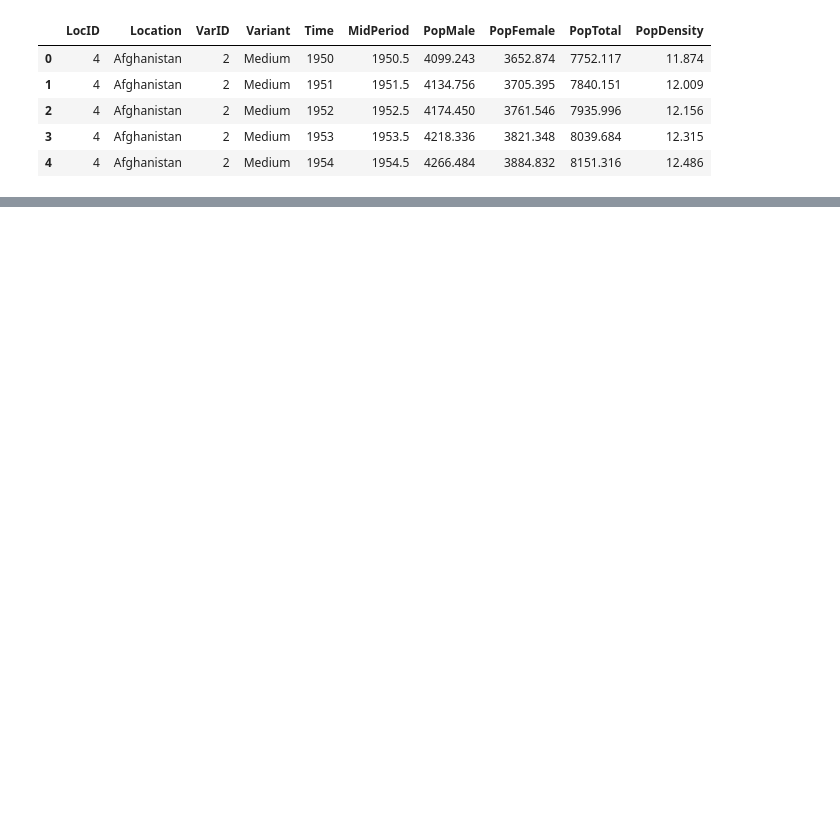
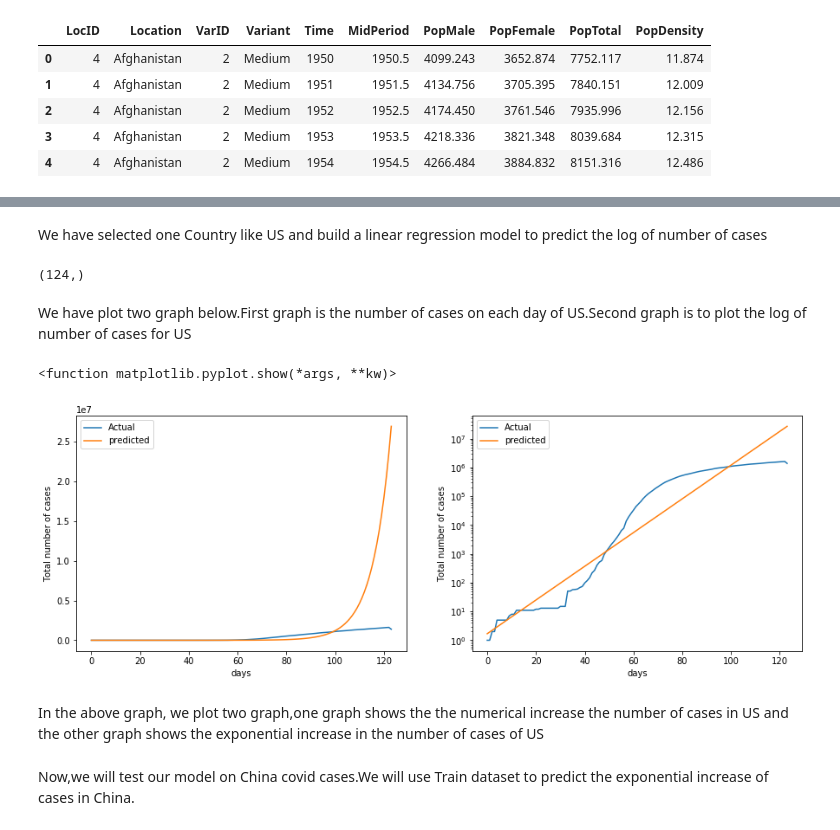
Before and after one commit to NSoni25/Portfolio_repository, a Jupyter notebook: Portfolio 2.ipynb, the cells around one changed output, grey strips where cells are left out. Saved outputs shown, nothing was run; the diff lists cells and outputs as text; code cells hidden in the pictures; blank space fills up the shorter version.

```diff
--- a/Portfolio 2.ipynb
+++ b/Portfolio 2.ipynb
@@ -255,0 +256,43 @@ Tot_pop, after that I grouped the data on the basis of country.Now I sum the tot
+# %% [markdown]
+We have selected one Country like US and build a linear regression model to predict the log of number of cases
+# %%
+X=np.arange(len(grouped.loc['US'])).reshape(-1,1)
+# %%
+# Store the value of log(X)in y
+y=grouped.loc['US'].values
+y.shape
+# %% [output]
+(124,)
+# %%
+y=y.reshape(-1,1)
+# %%
+model=LinearRegression(fit_intercept=True, normalize=True)
+model.fit(X,np.log(y))
+Y_predict=np.exp(model.predict(X))
+# %% [markdown]
+We have plot two graph below.First graph is the number of cases on each day of US.Second graph is to plot the log of number of cases for US
+# %%
+plt.figure(figsize=(15,5))
+plt.subplot(1,2,1)
+plt.plot(y)
+plt.plot(Y_predict)
+plt.ylabel('Total number of cases')
+plt.xlabel('days')
+plt.legend(['Actual','predicted'])
+plt.show
+
+plt.subplot(1,2,2)
+plt.plot(y)
+plt.plot(Y_predict)
+plt.ylabel('Total number of cases')
+plt.xlabel('days')
+plt.yscale('log')
+plt.legend(['Actual','predicted'])
+plt.show
+# %% [output]
+<function matplotlib.pyplot.show(*args, **kw)>
+[figure, added]
+# %% [markdown]
+In the above graph, we plot two graph,one graph shows the the numerical increase the number of cases in US and the other graph shows the exponential increase in the number of cases of US
+# %% [markdown]
+Now,we will test our model on China covid cases.We will use Train dataset to predict the exponential increase of cases in China.
```
Also changed, not shown: parts of 42 cells of this notebook.
